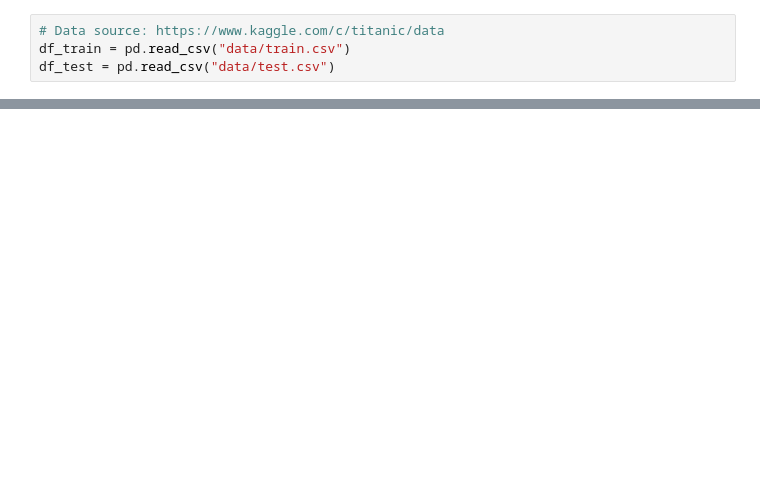
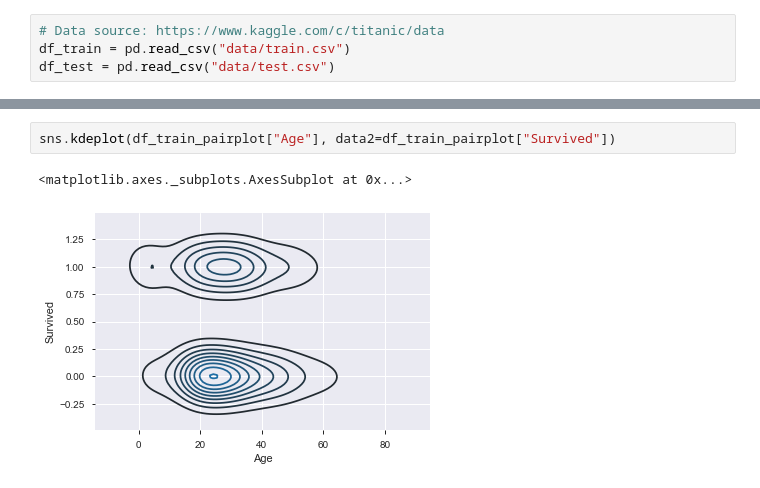
Before and after one commit to gergelyBognar/titanic, a Jupyter notebook: titanic.ipynb, the cells around one changed output, grey strips where cells are left out. Drawn from its saved outputs; the diff is of its cells as text; blank space fills up the shorter version.

```diff
--- a/titanic.ipynb
+++ b/titanic.ipynb
@@ -42,0 +212,5 @@ df_train.profile_report(style={'full_width':True})
+# %%
+sns.kdeplot(df_train_pairplot["Age"], data2=df_train_pairplot["Survived"])
+# %% [output]
+<matplotlib.axes._subplots.AxesSubplot at 0x...>
+[figure, added]
```
Also changed, not shown: parts of 27 cells of this notebook.
